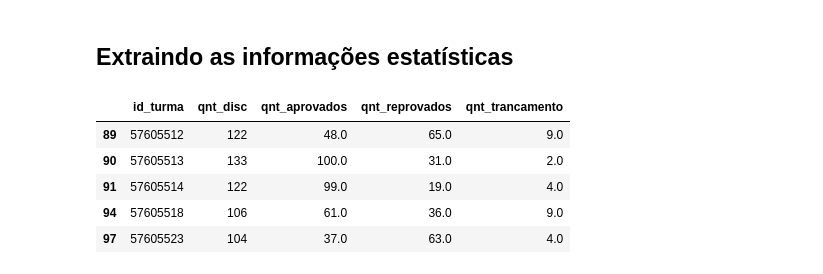
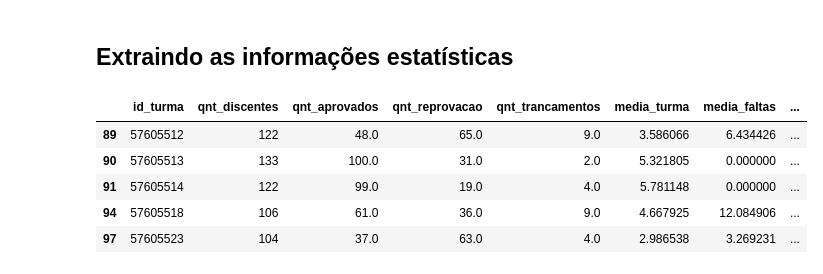
Before and after one commit to rafagarcia2/siga_a_dica-notebooks, a Jupyter notebook: 01_turmas_get_info.ipynb, the cells around one changed output. Saved outputs shown, nothing was run; the diff lists cells and outputs as text; code cells hidden in the pictures.

Commit message:
#4 Calculando taxas das turmas selecionadas

```diff
--- a/01_turmas_get_info.ipynb
+++ b/01_turmas_get_info.ipynb
@@ -52,8 +52,8 @@ Index(['id_turma', 'discente', 'id_curso', 'unidade', 'nota', 'reposicao',
 ## Extraindo as informações estatísticas
 # %%
 # Calculando qnt_disc
-qnt_disc = novo.groupby('id_turma', as_index=False)['media_final'].count() \
-                    .rename(columns={'media_final': 'qnt_disc'})
+qnt_discentes = novo.groupby('id_turma', as_index=False)['media_final'].count() \
+                    .rename(columns={'media_final': 'qnt_discentes'})
 
 # Calculando media_turma
 media_turma = novo.groupby('id_turma', as_index=False)['media_final'].mean() \
@@ -76,26 +76,17 @@ qnt_aprovados = novo[novo.descricao.isin(aprovados)].groupby('id_turma', as_inde
 reprovado = ['REPROVADO', 'REPROVADO POR NOTA', 'REPROVADO POR FALTAS',
              'REPROVADO POR NOTA E FALTA', 'REPROVADO POR MÉDIA E POR FALTAS']
 qnt_reprovados = novo[novo.descricao.isin(reprovado)].groupby('id_turma', as_index=False)['descricao'].count() \
-                    .rename(columns={'descricao': 'qnt_reprovados'})
+                    .rename(columns={'descricao': 'qnt_reprovacao'})
 
 # Calculando qnt_trancamento
 trancado = ['CANCELADO', 'EXCLUIDA', 'TRANCADO']
 qnt_trancamento = novo[novo.descricao.isin(trancado)].groupby('id_turma', as_index=False)['descricao'].count() \
-                    .rename(columns={'descricao': 'qnt_trancamento'})
+                    .rename(columns={'descricao': 'qnt_trancamentos'})
 # %%
 # mesclando os datasets
-turmas = pd.merge(left=qnt_disc, right=qnt_aprovados, how='outer')
+turmas = pd.merge(left=qnt_discentes, right=qnt_aprovados, how='outer')
 turmas = pd.merge(left=turmas, right=qnt_reprovados, how='outer')
 turmas = pd.merge(left=turmas, right=qnt_trancamento, how='outer')
-# %%
-turmas[turmas.qnt_disc > 100].head()
-# %% [output]
-|  | id_turma | qnt_disc | qnt_aprovados | qnt_reprovados | qnt_trancamento |
-| 89 | 57605512 | 122 | 48.0 | 65.0 | 9.0 |
-| 90 | 57605513 | 133 | 100.0 | 31.0 | 2.0 |
-| 91 | 57605514 | 122 | 99.0 | 19.0 | 4.0 |
-| 94 | 57605518 | 106 | 61.0 | 36.0 | 9.0 |
-| 97 | 57605523 | 104 | 37.0 | 63.0 | 4.0 |
 # %%
 # Realizando o merge com as demais informações
 turma_geral = pd.merge(left=turmas, right=media_turma, how='outer')
@@ -104,4 +95,20 @@ turma_geral = pd.merge(left=turma_geral, right=qnt_reposicao, how='outer')
 
 # Preenchendo os valores vazios com 0
 turma_geral = turma_geral.fillna(value=0)
+# %%
+turma_geral['taxa_aprovacao'] = turma_geral.qnt_aprovados / turma_geral.qnt_discentes
+turma_geral['taxa_reprovacao'] = turma_geral.qnt_reprovacao / turma_geral.qnt_discentes
+turma_geral['evasao'] = turma_geral.qnt_trancamentos / turma_geral.qnt_discentes
+
+# Ainda precisa ser feito
+turma_geral['qnt_aprovados_primeira'] = 0
+# %%
+turma_geral[turma_geral.qnt_discentes > 100].head()
+# %% [output]
+|  | id_turma | qnt_discentes | qnt_aprovados | qnt_reprovacao | qnt_trancamentos | media_turma | media_faltas | ... |
+| 89 | 57605512 | 122 | 48.0 | 65.0 | 9.0 | 3.586066 | 6.434426 | ... |
+| 90 | 57605513 | 133 | 100.0 | 31.0 | 2.0 | 5.321805 | 0.000000 | ... |
+| 91 | 57605514 | 122 | 99.0 | 19.0 | 4.0 | 5.781148 | 0.000000 | ... |
+| 94 | 57605518 | 106 | 61.0 | 36.0 | 9.0 | 4.667925 | 12.084906 | ... |
+| 97 | 57605523 | 104 | 37.0 | 63.0 | 4.0 | 2.986538 | 3.269231 | ... |
 # %%
```
Also changed, not shown: parts of 1 cell of this notebook, 1 other file.
